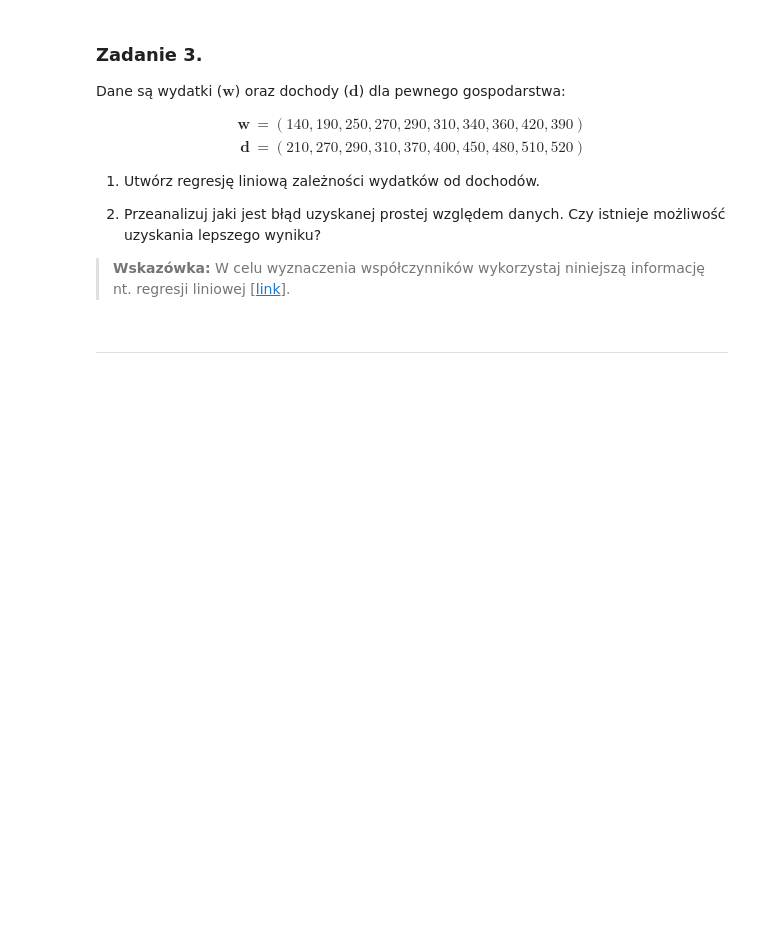
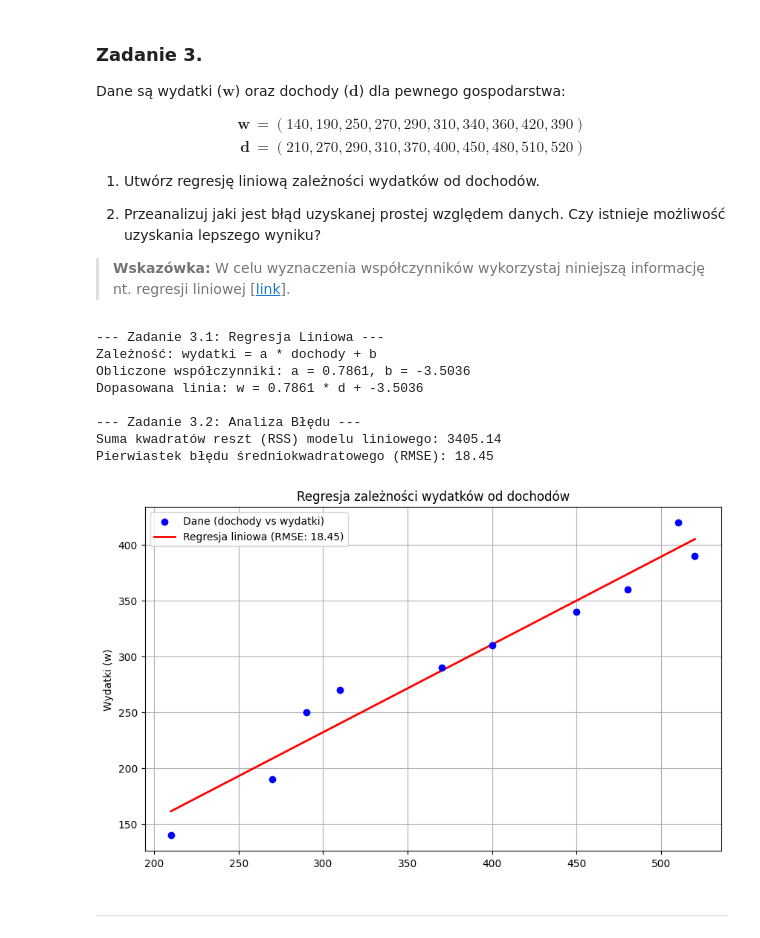
Before and after one commit to MN-KJ-2025/lab-5-r-wnania-m-x-n-KruchaBezKosci, a Jupyter notebook: sprawozdanie.ipynb, the cells around one changed output. Cells and saved outputs as stored; diff of their text form; code cells hidden in the pictures; blank space fills up the shorter version.

```diff
--- a/sprawozdanie.ipynb
+++ b/sprawozdanie.ipynb
@@ -232,3 +321,65 @@ d = np.array([210, 270, 290, 310, 370, 400, 450, 480, 510, 520])
+# %%
+# ===== Twoja implementacja tutaj =====
+w = np.array([140, 190, 250, 270, 290, 310, 340, 360, 420, 390])
+d = np.array([210, 270, 290, 310, 370, 400, 450, 480, 510, 520])
+
+# Chcemy znaleźć współczynniki [b, a] w równaniu:
+# b * 1 + a * d = w
+# Tworzymy macierz A (zgodnie ze wskazówką dot. regresji):
+# Kolumna jedynek dla wyrazu wolnego 'b'
+# Kolumna 'd_data' dla współczynnika 'a'
+A_lin = np.column_stack([np.ones_like(d), d])
+
+# Rozwiązujemy układ A*x = w metodą najmniejszych kwadratów
+# wynik[0] zawiera wektor współczynników x = [b, a]
+# wynik[1] zawiera sumę kwadratów reszt (błąd)
+wynik_lin = np.linalg.lstsq(A_lin, w, rcond=None)
+
+# Odczytujemy współczynniki
+wspolczynniki_lin = wynik_lin[0]
+b_lin = wspolczynniki_lin[0]
+a_lin = wspolczynniki_lin[1]
+
+print("--- Zadanie 3.1: Regresja Liniowa ---")
+print(f"Zależność: wydatki = a * dochody + b")
+print(f"Obliczone współczynniki: a = {a_lin:.4f}, b = {b_lin:.4f}")
+print(f"Dopasowana linia: w = {a_lin:.4f} * d + {b_lin:.4f}")
+
+
+# Błąd (suma kwadratów reszt - RSS) jest zwracany przez lstsq
+rss_lin = wynik_lin[1][0]
+# Obliczamy Błąd Średniokwadratowy (MSE) i jego pierwiastek (RMSE)
+mse_lin = rss_lin / len(w)
+rmse_lin = np.sqrt(mse_lin)
+
+print("\n--- Zadanie 3.2: Analiza Błędu ---")
+print(f"Suma kwadratów reszt (RSS) modelu liniowego: {rss_lin:.2f}")
+print(f"Pierwiastek błędu średniokwadratowego (RMSE): {rmse_lin:.2f}")
+
+
+d_plot = np.linspace(d.min(), d.max(), 100)
+w_plot_lin = b_lin + a_lin * d_plot
+
+
+# Wykres 1: Dopasowanie modeli
+plt.figure(figsize=(10, 6))
+plt.scatter(d, w, label='Dane (dochody vs wydatki)', color='blue', zorder=5)
+plt.plot(d_plot, w_plot_lin, label=f'Regresja liniowa (RMSE: {rmse_lin:.2f})', color='red', linewidth=2)
+plt.ylabel('Wydatki (w)')
+plt.title('Regresja zależności wydatków od dochodów')
+plt.legend()
+plt.grid(True)
+plt.show()
+# %% [output]
+--- Zadanie 3.1: Regresja Liniowa ---
+Zależność: wydatki = a * dochody + b
+Obliczone współczynniki: a = 0.7861, b = -3.5036
+Dopasowana linia: w = 0.7861 * d + -3.5036
+
+--- Zadanie 3.2: Analiza Błędu ---
+Suma kwadratów reszt (RSS) modelu liniowego: 3405.14
+Pierwiastek błędu średniokwadratowego (RMSE): 18.45
+[figure, added]
 # %% [markdown]
 ---
 # %% [markdown]
```
Also changed, not shown: parts of 7 cells of this notebook.
